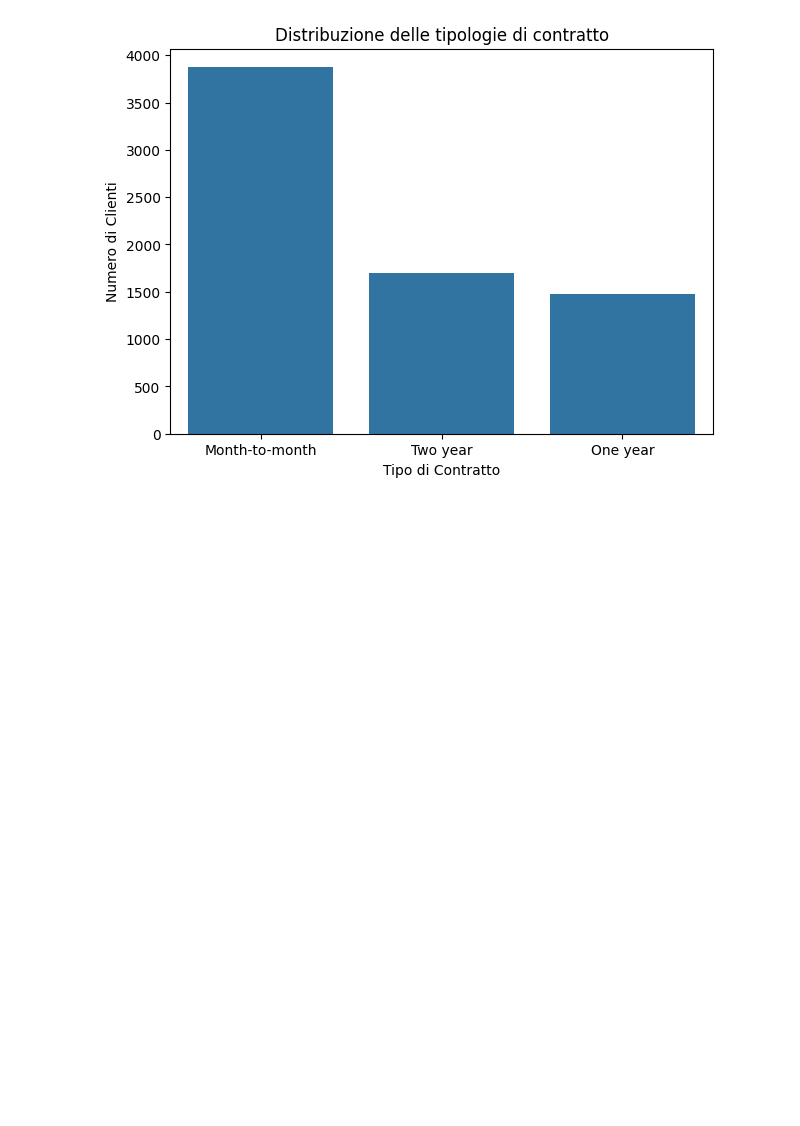
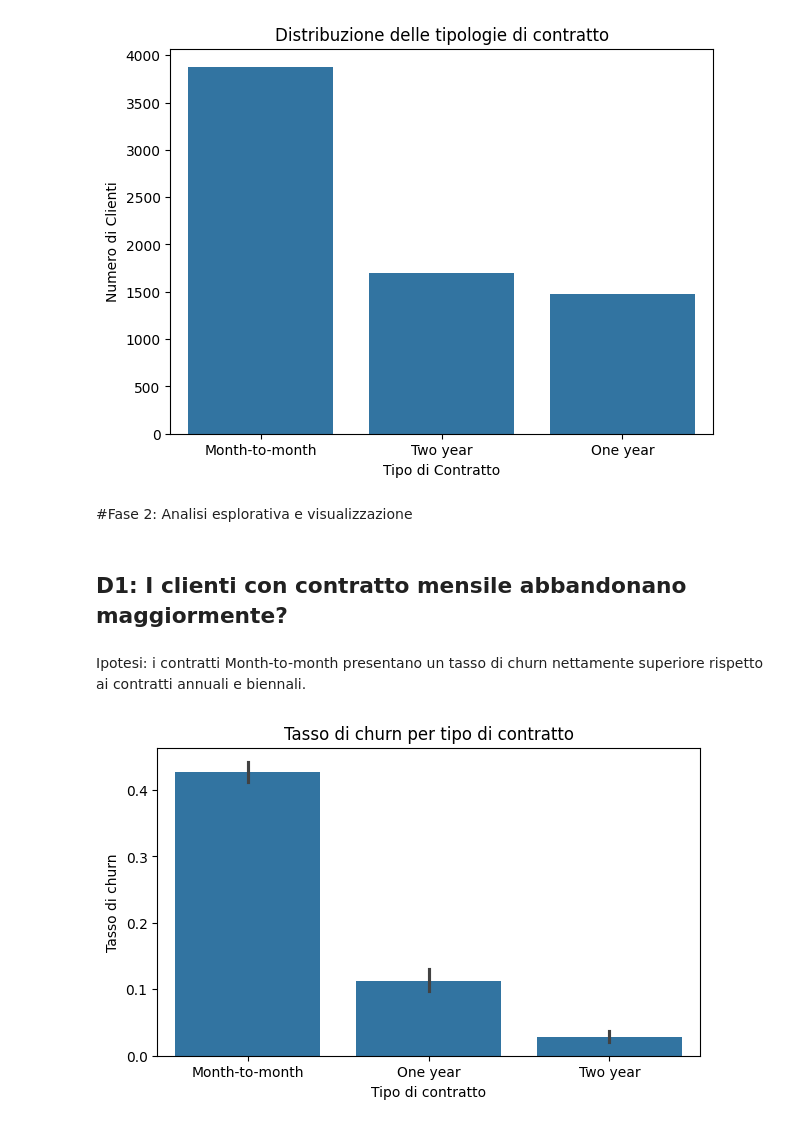
Before and after one commit to aurorap1/Progetto-Data-Science-Gruppo-8-, a Jupyter notebook: DATA/ProgettoDataScienceGruppo_8.ipynb, the cells around one changed output. Saved outputs shown, nothing was run; the diff lists cells and outputs as text; code cells hidden in the pictures; blank space fills up the shorter version.

Commit message:
Fase 2: Domande 1-3

```diff
--- a/DATA/ProgettoDataScienceGruppo_8.ipynb
+++ b/DATA/ProgettoDataScienceGruppo_8.ipynb
@@ -524,3 +577,23 @@ plt.ylabel("Numero di Clienti")
 plt.show()
 # %% [output]
 [figure]
+# %% [markdown]
+#Fase 2:  Analisi esplorativa e visualizzazione
+# %% [markdown]
+## D1: I clienti con contratto mensile abbandonano maggiormente?
+# %% [markdown]
+Ipotesi: i contratti Month-to-month presentano un tasso di churn nettamente superiore rispetto ai contratti annuali e biennali.
+# %%
+# Convertiamo Churn (testo "Yes"/"No") in numerico (1/0):
+# "Yes" -> True -> 1, "No" -> False -> 0.
+# ci permette di calcolare il tasso di churn per gruppo.
+df["Churn_num"] = (df["Churn"] == "Yes").astype(int)
+
+plt.figure(figsize=(7, 4))
+sns.barplot(data=df, x="Contract", y="Churn_num")
+plt.title("Tasso di churn per tipo di contratto")
+plt.xlabel("Tipo di contratto")
+plt.ylabel("Tasso di churn")
+plt.show()
+# %% [output]
+[figure, added]
```
Also changed, not shown: parts of 19 cells of this notebook.
